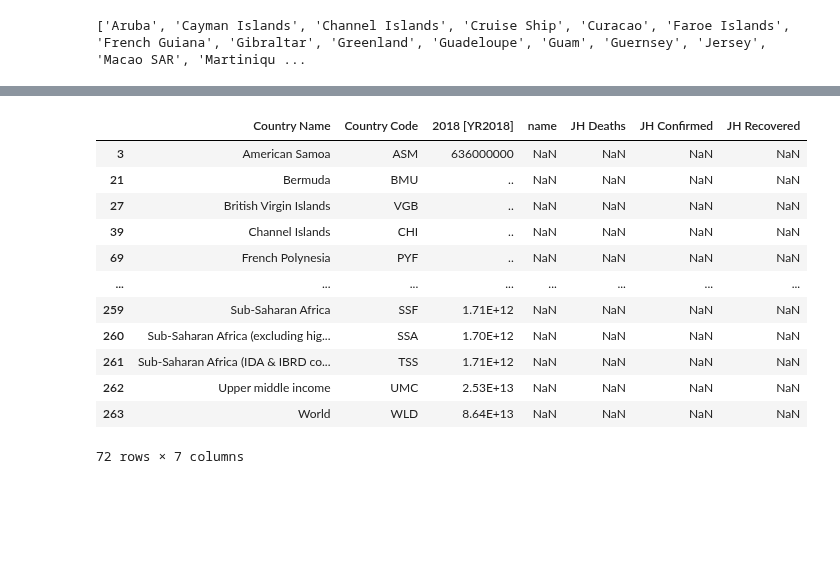
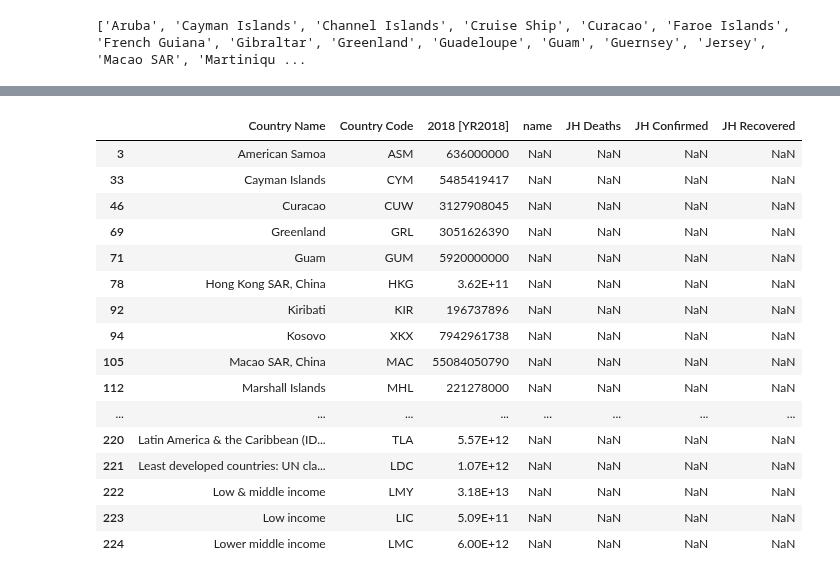
Before and after one commit to gelopez21/ProjectOne, a Jupyter notebook: Project One - Data Cleansing.ipynb, the cells around one changed output, grey strips where cells are left out. Cells and saved outputs as stored; diff of their text form; code cells hidden in the pictures; blank space fills up the shorter version.

Commit message:
Eliminated nulls from World Bank and Johns Hopkins Data based on logic

```diff
--- a/Project One - Data Cleansing.ipynb
+++ b/Project One - Data Cleansing.ipynb
@@ -35,6 +35,8 @@ Import World Bank data by Country; source: https://databank.worldbank.org/report
 # Import world_bank_data.csv
 file_path = os.path.join("..","source_data","world_bank_data.csv")
 world_bank_df = pd.read_csv(file_path)
-print(world_bank_df.shape)
+# Drop countries where the 2018 GDP is null, this is indicated by ".."
+#Logic: Countries with no GDP data do not contribute to the analysis by GDP
+world_bank_df = world_bank_df[world_bank_df["2018 [YR2018]"] != ".."]
 world_bank_df.head()
 # %% [output]
@@ -126,0 +107,6 @@ JH_no_data_df
+# %%
+# Drop rows with zero death using the folloowing logic:
+# 1. The list of countries and case data were obtained independently from two different Johns Hopkins api
+# 2. Instance where the Johns Hopkins country returns a null for Johns Hopkins cases indicates that the countries with null cases can be droppped as the case data is not being tracked
+JH_countries_list_df = JH_countries_list_df[JH_countries_list_df["JH Deaths"] != ""]
+JH_countries_list_df.head()
@@ -127,23 +120,27 @@ JH_no_data_df
 # %%
 # merge World Bank and Johns Hopkins dataframes on iso
 #rename columns for merge
 JH_countries_list_df.rename(columns={"iso":"Country Code"}, inplace=True)
 WB_JH_merge_df = pd.merge(world_bank_df,JH_countries_list_df,on="Country Code",how="outer")
 # examine blank country names
 cities_not_on_WB = WB_JH_merge_df[WB_JH_merge_df["Country Name"].isnull()]
 cities_not_on_JH = WB_JH_merge_df[WB_JH_merge_df["name"].isnull()]
-cities_not_on_JH
+cities_not_on_JH.head(50)
 # %% [output]
 |  | Country Name | Country Code | 2018 [YR2018] | name | JH Deaths | JH Confirmed | JH Recovered |
 | 3 | American Samoa | ASM | 636000000 | NaN | NaN | NaN | NaN |
-| 21 | Bermuda | BMU | .. | NaN | NaN | NaN | NaN |
-| 27 | British Virgin Islands | VGB | .. | NaN | NaN | NaN | NaN |
-| 39 | Channel Islands | CHI | .. | NaN | NaN | NaN | NaN |
-| 69 | French Polynesia | PYF | .. | NaN | NaN | NaN | NaN |
+| 33 | Cayman Islands | CYM | 5485419417 | NaN | NaN | NaN | NaN |
+| 46 | Curacao | CUW | 3127908045 | NaN | NaN | NaN | NaN |
+| 69 | Greenland | GRL | 3051626390 | NaN | NaN | NaN | NaN |
+| 71 | Guam | GUM | 5920000000 | NaN | NaN | NaN | NaN |
+| 78 | Hong Kong SAR, China | HKG | 3.62E+11 | NaN | NaN | NaN | NaN |
+| 92 | Kiribati | KIR | 196737896 | NaN | NaN | NaN | NaN |
+| 94 | Kosovo | XKX | 7942961738 | NaN | NaN | NaN | NaN |
+| 105 | Macao SAR, China | MAC | 55084050790 | NaN | NaN | NaN | NaN |
+| 112 | Marshall Islands | MHL | 221278000 | NaN | NaN | NaN | NaN |
 | ... | ... | ... | ... | ... | ... | ... | ... |
-| 259 | Sub-Saharan Africa | SSF | 1.71E+12 | NaN | NaN | NaN | NaN |
-| 260 | Sub-Saharan Africa (excluding hig... | SSA | 1.70E+12 | NaN | NaN | NaN | NaN |
-| 261 | Sub-Saharan Africa (IDA & IBRD co... | TSS | 1.71E+12 | NaN | NaN | NaN | NaN |
-| 262 | Upper middle income | UMC | 2.53E+13 | NaN | NaN | NaN | NaN |
-| 263 | World | WLD | 8.64E+13 | NaN | NaN | NaN | NaN |
+| 220 | Latin America & the Caribbean (ID... | TLA | 5.57E+12 | NaN | NaN | NaN | NaN |
+| 221 | Least developed countries: UN cla... | LDC | 1.07E+12 | NaN | NaN | NaN | NaN |
+| 222 | Low & middle income | LMY | 3.18E+13 | NaN | NaN | NaN | NaN |
+| 223 | Low income | LIC | 5.09E+11 | NaN | NaN | NaN | NaN |
+| 224 | Lower middle income | LMC | 6.00E+12 | NaN | NaN | NaN | NaN |
-72 rows × 7 columns
```
Also changed, not shown: parts of 7 cells of this notebook.
